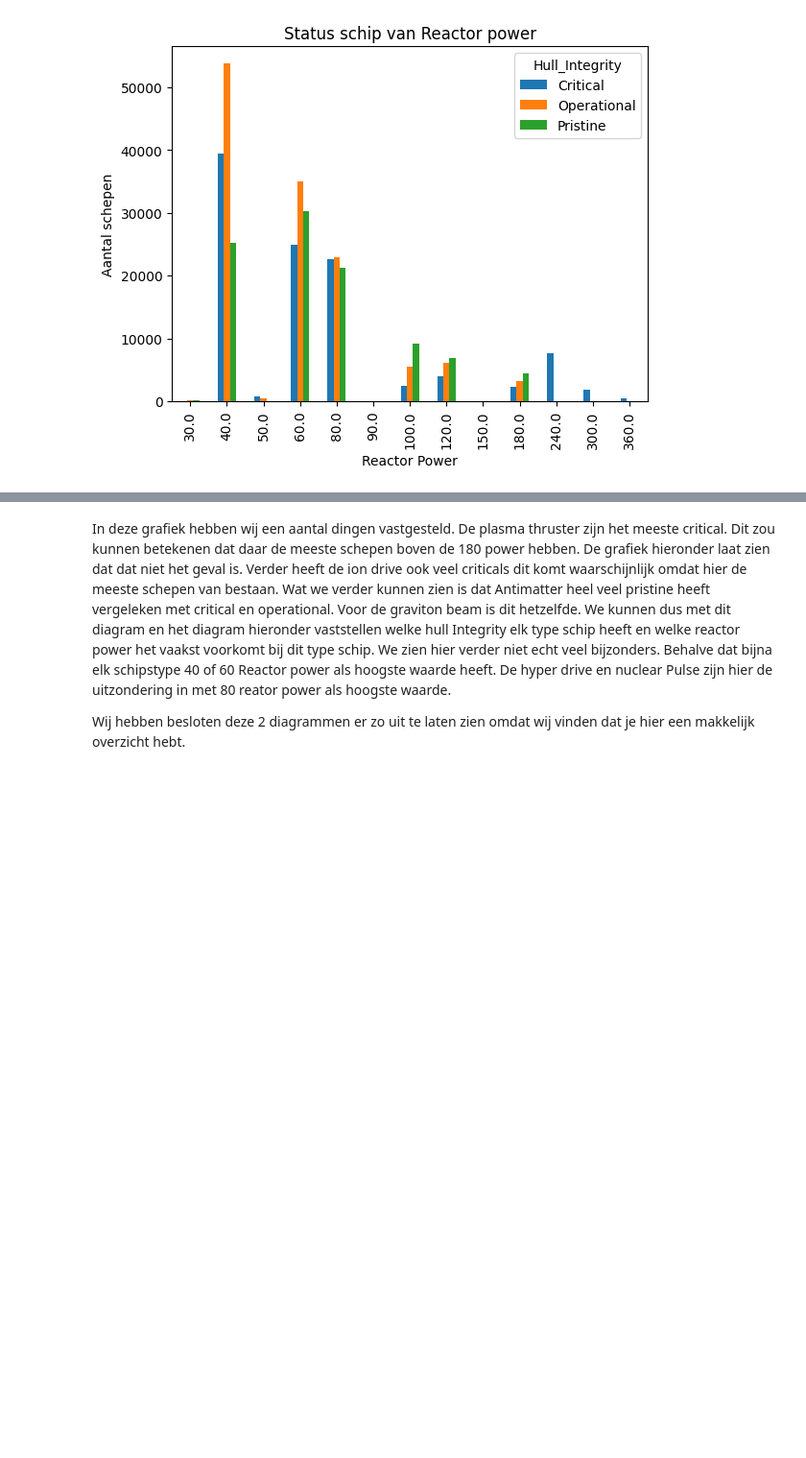
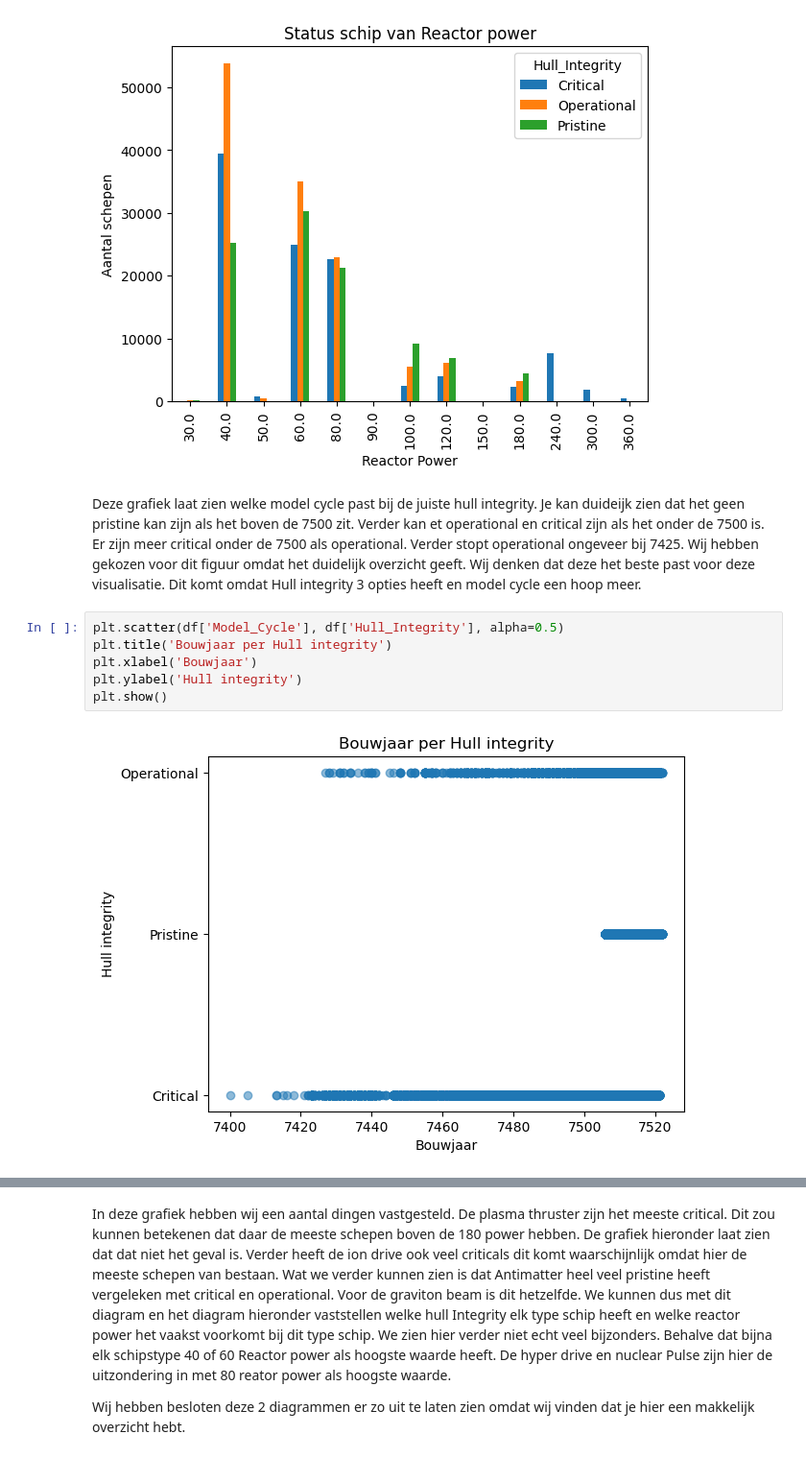
Before and after one commit to Jamie1111/DDD-Databazen-, a Jupyter notebook: assignment_template_it2.ipynb, the cells around one changed output, grey strips where cells are left out. Shown at 96% size. Drawn from its saved outputs; the diff is of its cells as text; blank space fills up the shorter version.

Commit message:
iteratie 2 model geragdt

```diff
--- a/assignment_template_it2.ipynb
+++ b/assignment_template_it2.ipynb
@@ -179,3 +180,13 @@ plt.title("Status schip van Reactor power")
 plt.show()
 # %% [output]
 [figure]
+# %% [markdown]
+Deze grafiek laat zien welke model cycle past bij de juiste hull integrity. Je kan duideijk zien dat het geen pristine kan zijn als het boven de 7500 zit. Verder kan et operational en critical zijn als het onder de 7500 is. Er zijn meer critical onder de 7500 als operational. Verder stopt operational ongeveer bij 7425. Wij hebben gekozen voor dit figuur omdat het duidelijk overzicht geeft. Wij denken dat deze het beste past voor deze visualisatie. Dit komt omdat Hull integrity 3 opties heeft en model cycle een hoop meer.
+# %%
+plt.scatter(df['Model_Cycle'], df['Hull_Integrity'], alpha=0.5)
+plt.title('Bouwjaar per Hull integrity')
+plt.xlabel('Bouwjaar')
+plt.ylabel('Hull integrity')
+plt.show()
+# %% [output]
+[figure, added]
```
Also changed, not shown: parts of 8 cells of this notebook, 3 other files.
